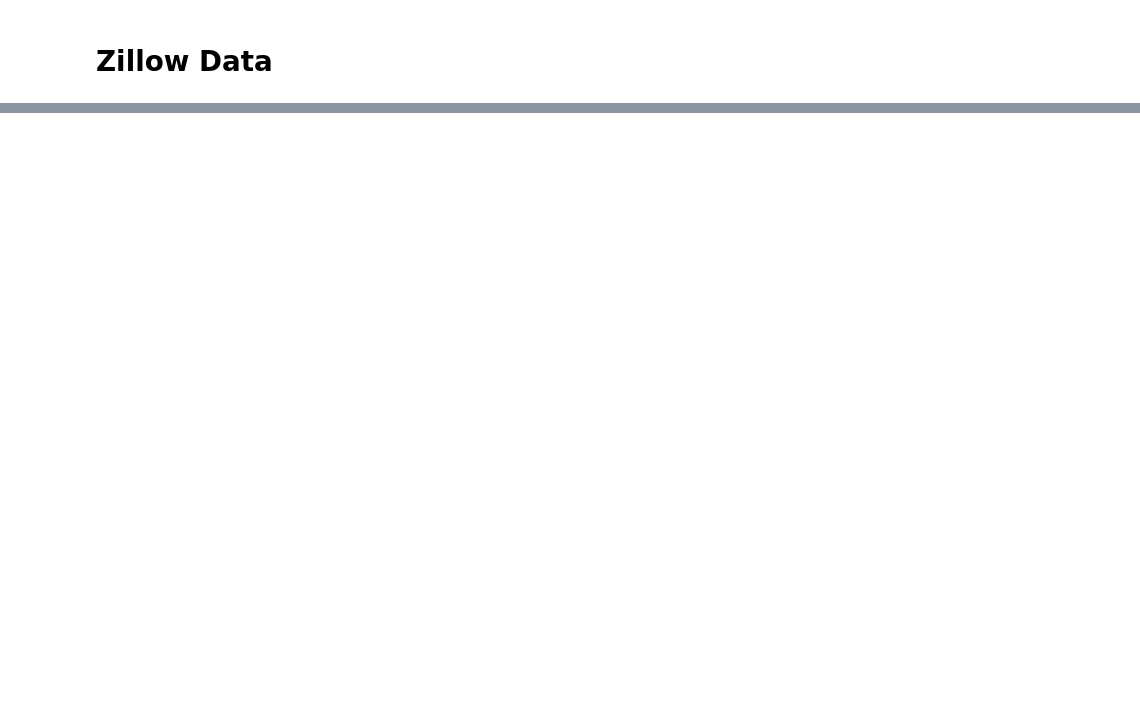
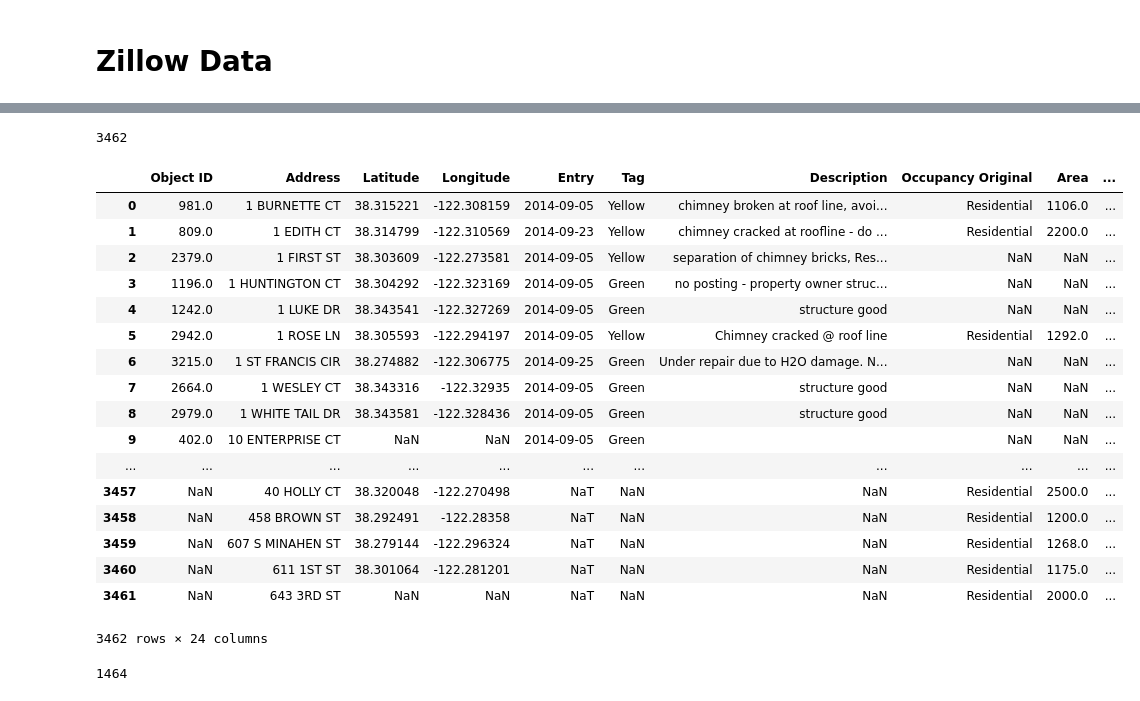
Before and after one commit to milessb/NapaCountyDESaster, a Jupyter notebook: inputs/generate_napa_input_data.ipynb, the cells around one changed output, grey strips where cells are left out. Saved outputs shown, nothing was run; the diff lists cells and outputs as text; code cells hidden in the pictures; blank space fills up the shorter version.

```diff
--- a/inputs/generate_napa_input_data.ipynb
+++ b/inputs/generate_napa_input_data.ipynb
@@ -271,3 +334,8 @@ napa_data_slice4 = napa_data[2598:3462]
 # %%
 zillow_api_key = 'X1-ZWz1fau70lqih7_1pt0f'
 zillow_data = ZillowWrapper(zillow_api_key)
+# %%
+address = '1 BURNETTE CT'
+zipcode = '94559'
+deep_search_response = zillow_data.get_deep_search_results(address, zipcode)
+deep_output = GetDeepSearchResults(deep_search_response)
@@ -285,14 +357,14 @@ lat = []
 tax_value = []
 
 
-for index, row in napa_data_slice1.iterrows():
+for index, row in napa_data.iterrows():
     address = row['Address']
     zipcode = row['Zipcode']
 
-    print(address, ' ', zipcode)
+#     print(address, ' ', zipcode)
 
     try:
-        time.sleep(0.1)
+#         time.sleep(0.1)
         deep_search_response = zillow_data.get_deep_search_results(address, zipcode)
         deep_output = GetDeepSearchResults(deep_search_response)
 
@@ -307,7 +379,7 @@ for index, row in napa_data_slice1.iterrows():
         tax_value.append(deep_output.tax_value)
 
     except Exception as e:
-        print('Crap')
+#         print('Crap')
         home_type.append(np.nan)
         home_size.append(np.nan)
         year_built.append(np.nan)
@@ -317,13 +389,3 @@ for index, row in napa_data_slice1.iterrows():
         long.append(np.nan)
         lat.append(np.nan)
         tax_value.append(np.nan)
-
-napa_data_slice1['Home Type'] = home_type
-napa_data_slice1['Home Size'] = home_size
-napa_data_slice1['Year Built'] = year_built
-napa_data_slice1['Bathrooms'] = bathrooms
-napa_data_slice1['Bedrooms'] = bedrooms
-napa_data_slice1['Zestimate'] = zestimate
-napa_data_slice1['Longitude'] = long
-napa_data_slice1['Latitude'] = lat
-napa_data_slice1['Tax Value'] = tax_value
@@ -403,0 +392,35 @@ SingleFamily
+# %%
+len(home_type)
+# %% [output]
+3462
+# %%
+napa_data['Home Type'] = home_type
+napa_data['Home Size'] = home_size
+napa_data['Year Built'] = year_built
+napa_data['Bathrooms'] = bathrooms
+napa_data['Bedrooms'] = bedrooms
+napa_data['Zestimate'] = zestimate
+napa_data['Longitude'] = long
+napa_data['Latitude'] = lat
+napa_data['Tax Value'] = tax_value
+# %%
+napa_data
+# %% [output]
+|  | Object ID | Address | Latitude | Longitude | Entry | Tag | Description | Occupancy Original | Area | ... |
+| 0 | 981.0 | 1 BURNETTE CT | 38.315221 | -122.308159 | 2014-09-05 | Yellow | chimney broken at roof line, avoi... | Residential | 1106.0 | ... |
+| 1 | 809.0 | 1 EDITH CT | 38.314799 | -122.310569 | 2014-09-23 | Yellow | chimney cracked at roofline - do ... | Residential | 2200.0 | ... |
+| 2 | 2379.0 | 1 FIRST ST | 38.303609 | -122.273581 | 2014-09-05 | Yellow | separation of chimney bricks, Res... | NaN | NaN | ... |
+| 3 | 1196.0 | 1 HUNTINGTON CT | 38.304292 | -122.323169 | 2014-09-05 | Green | no posting - property owner struc... | NaN | NaN | ... |
+| 4 | 1242.0 | 1 LUKE DR | 38.343541 | -122.327269 | 2014-09-05 | Green | structure good | NaN | NaN | ... |
+| 5 | 2942.0 | 1 ROSE LN | 38.305593 | -122.294197 | 2014-09-05 | Yellow | Chimney cracked @ roof line | Residential | 1292.0 | ... |
+| 6 | 3215.0 | 1 ST FRANCIS CIR | 38.274882 | -122.306775 | 2014-09-25 | Green | Under repair due to H2O damage. N... | NaN | NaN | ... |
+| 7 | 2664.0 | 1 WESLEY CT | 38.343316 | -122.32935 | 2014-09-05 | Green | structure good | NaN | NaN | ... |
+| 8 | 2979.0 | 1 WHITE TAIL DR | 38.343581 | -122.328436 | 2014-09-05 | Green | structure good | NaN | NaN | ... |
+| 9 | 402.0 | 10 ENTERPRISE CT | NaN | NaN | 2014-09-05 | Green |  | NaN | NaN | ... |
+| ... | ... | ... | ... | ... | ... | ... | ... | ... | ... | ... |
+| 3457 | NaN | 40 HOLLY CT | 38.320048 | -122.270498 | NaT | NaN | NaN | Residential | 2500.0 | ... |
+| 3458 | NaN | 458 BROWN ST | 38.292491 | -122.28358 | NaT | NaN | NaN | Residential | 1200.0 | ... |
+| 3459 | NaN | 607 S MINAHEN ST | 38.279144 | -122.296324 | NaT | NaN | NaN | Residential | 1268.0 | ... |
+| 3460 | NaN | 611 1ST ST | 38.301064 | -122.281201 | NaT | NaN | NaN | Residential | 1175.0 | ... |
+| 3461 | NaN | 643 3RD ST | NaN | NaN | NaT | NaN | NaN | Residential | 2000.0 | ... |
+3462 rows × 24 columns
@@ -403,0 +429,4 @@ SingleFamily
+# %%
+len(niz[niz['Tag']=='Red']) + len(niz[niz['Tag']=='Yellow'])
+# %% [output]
+1464
```
Also changed, not shown: parts of 30 cells of this notebook, 5 other files.
